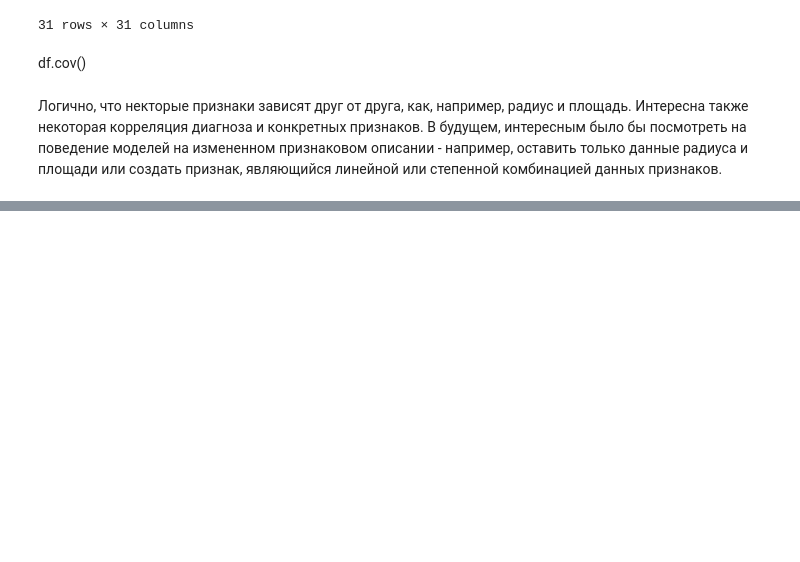
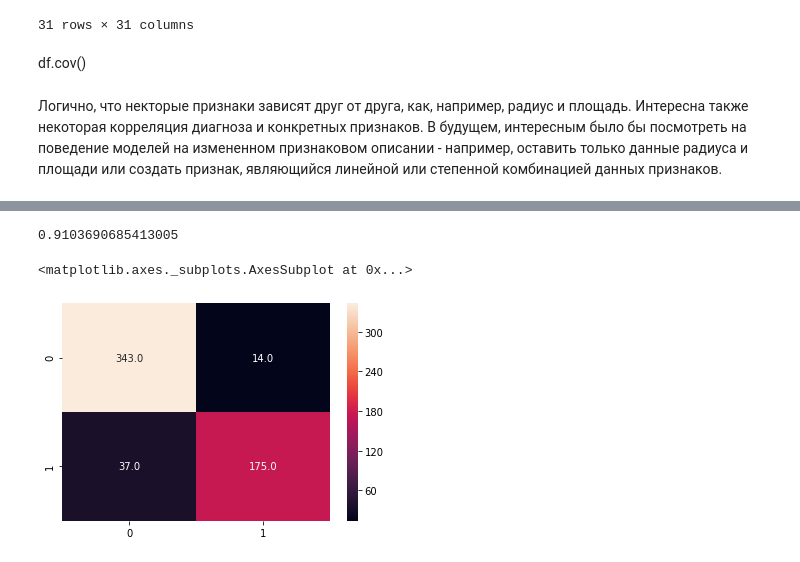
Before and after one commit to AlisaBurovaE/ProjectCancer, a Jupyter notebook: Cancer.ipynb, the cells around one changed output, grey strips where cells are left out. Cells and saved outputs as stored; diff of their text form; code cells hidden in the pictures; blank space fills up the shorter version.

```diff
--- a/Cancer.ipynb
+++ b/Cancer.ipynb
@@ -288,0 +295,14 @@ df.cov()
+# %%
+from sklearn.preprocessing import StandardScaler
+
+scaler = StandardScaler()
+
+X_s = scaler.fit_transform(X)
+# %%
+#kmeans
+
+from sklearn.cluster import KMeans
+
+t1 = X_s
+
+kmeans = KMeans( n_clusters = 2, init='k-means++' ).fit_predict(X_s)
@@ -288,0 +329,19 @@ df.cov()
+# %%
+y = Y.to_numpy()
+# %%
+from sklearn.metrics import accuracy_score
+
+print( accuracy_score(y, kmeans) )
+# %% [output]
+0.9103690685413005
+# %%
+from sklearn.metrics import confusion_matrix
+
+cm0 = confusion_matrix(y, kmeans)
+# %%
+import seaborn as sns
+
+sns.heatmap(cm0, annot = True, fmt = '.1f')
+# %% [output]
+<matplotlib.axes._subplots.AxesSubplot at 0x...>
+[figure, added]
```
Also changed, not shown: parts of 3 cells of this notebook.
